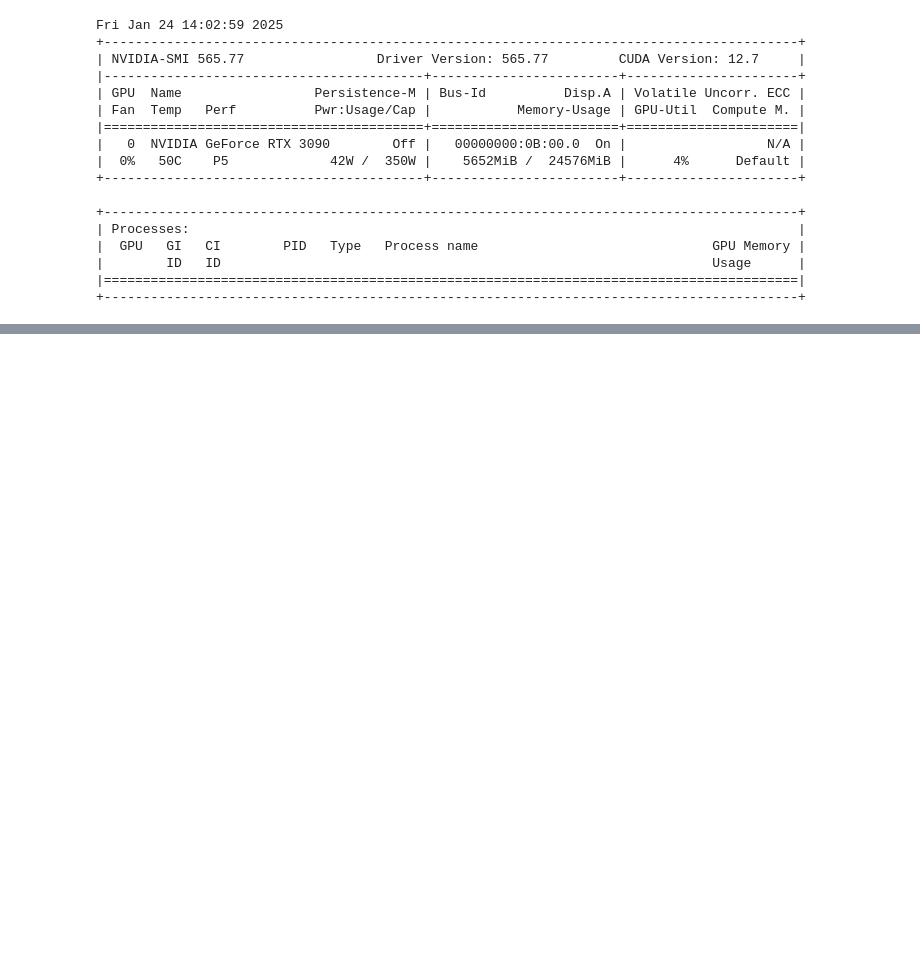
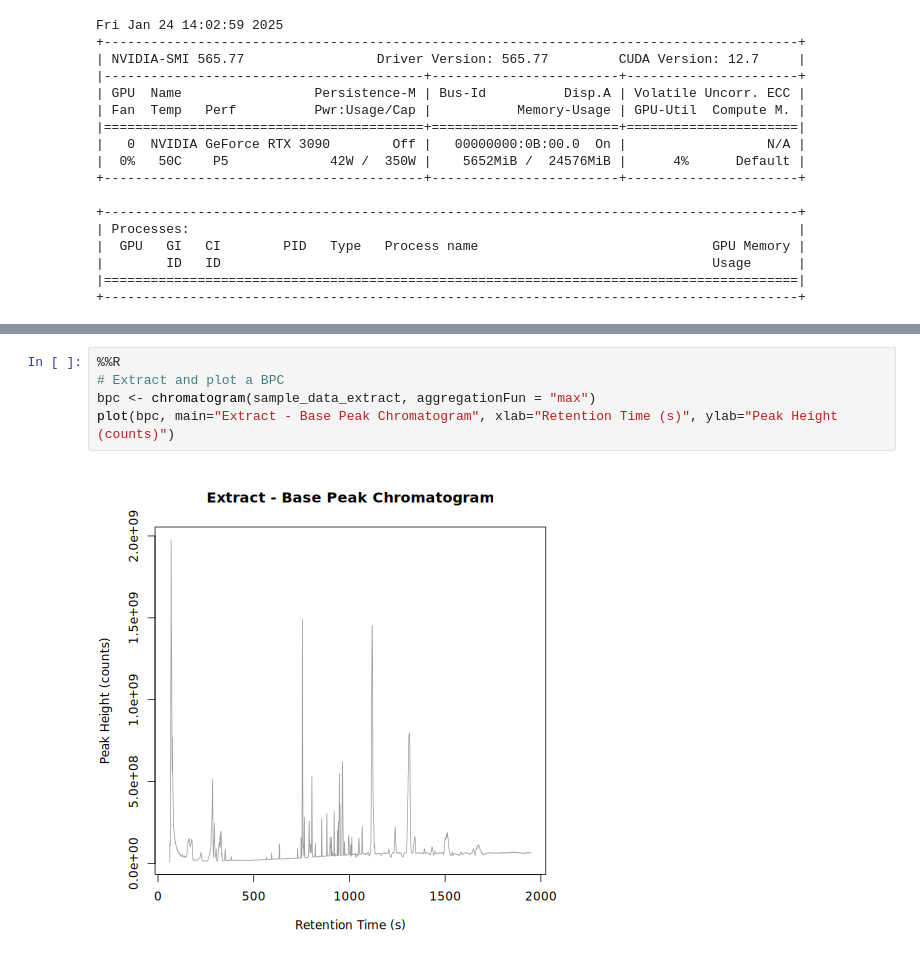
Before and after one commit to jonathan-hunter/Metabolomics-Pipeline, a Jupyter notebook: Docker/sync/metabolomics.ipynb, the cells around one changed output, grey strips where cells are left out. Drawn from its saved outputs; the diff is of its cells as text; blank space fills up the shorter version.

```diff
--- a/Docker/sync/metabolomics.ipynb
+++ b/Docker/sync/metabolomics.ipynb
@@ -475,0 +594,7 @@ Fri Jan 24 14:02:59 2025
+# %%
+%%R
+# Extract and plot a BPC
+bpc <- chromatogram(sample_data_extract, aggregationFun = "max")
+plot(bpc, main="Extract - Base Peak Chromatogram", xlab="Retention Time (s)", ylab="Peak Height (counts)")
+# %% [output]
+[figure, added]
```
Also changed, not shown: parts of 20 cells of this notebook, 1 other file.
